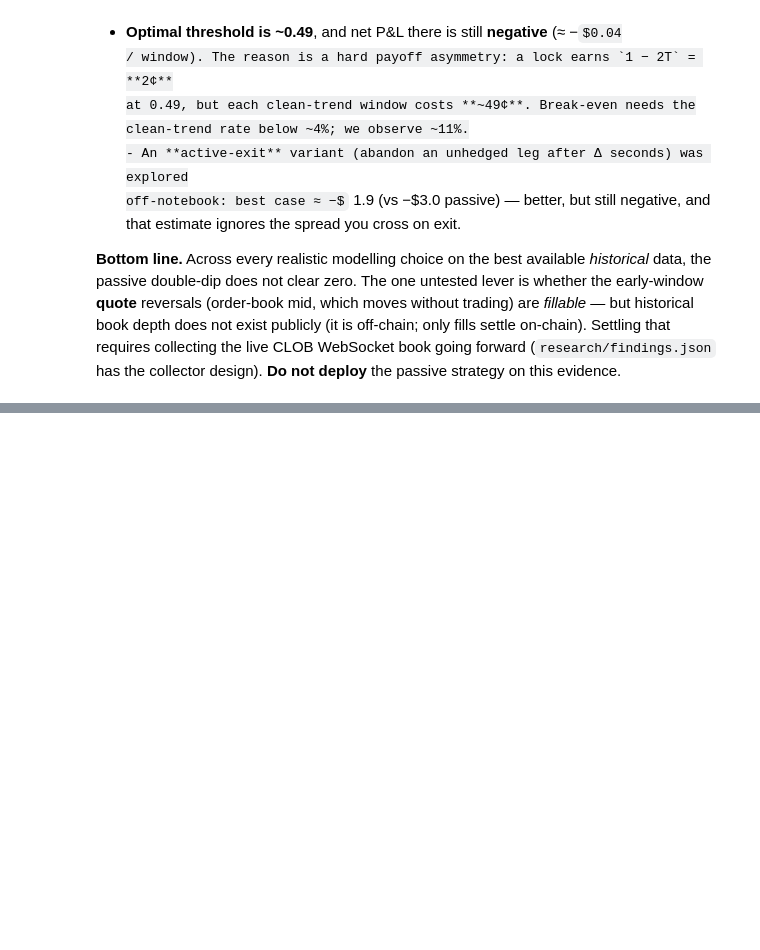
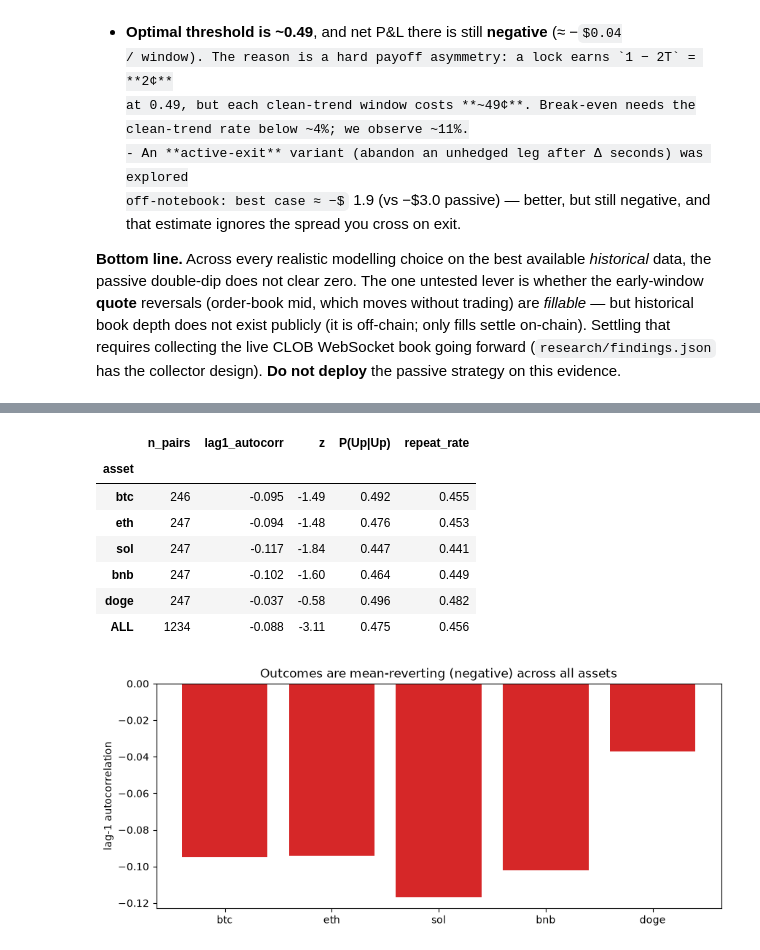
Before and after one commit to klaachkinggit/polymarket-5min, a Jupyter notebook: notebooks/polymarket_5min_arb.ipynb, the cells around one changed output, grey strips where cells are left out. Drawn from its saved outputs; the diff is of its cells as text; code cells hidden in the pictures; some formulas as TeX source; blank space fills up the shorter version.

```diff
--- a/notebooks/polymarket_5min_arb.ipynb
+++ b/notebooks/polymarket_5min_arb.ipynb
@@ -523,0 +532,15 @@ design). **Do not deploy** the passive strategy on this evidence.
+# %%
+from polymarket_arb import (TradeHistoryClient, autocorr_stats,
+                            MomentumBacktester, MomentumConfig, momentum_summary)
+import math
+
+# Multi-asset history (cached via backward slug enumeration; needs the data pull)
+thc = TradeHistoryClient(cache_dir="../.cache")
+try:
+    mdata = {a: [w for w in thc.load_history(a, count=250) if w.resolved and w.n_trades > 0]
+             for a in ("btc", "eth", "sol", "bnb", "doge")}
+    mom_windows = [w for ws in mdata.values() for w in ws]
+    MOM_OK = len(mom_windows) >= 50
+except Exception as ex:
+    print("history unavailable:", repr(ex)); mdata = {}; mom_windows = []; MOM_OK = False
+print(f"momentum sample: {len(mom_windows)} windows across {len(mdata)} assets")
@@ -523,0 +551,29 @@ design). **Do not deploy** the passive strategy on this evidence.
+# %%
+# Lag-1 autocorrelation of outcomes, per asset + pooled
+if MOM_OK:
+    rows = []
+    for a, ws in list(mdata.items()) + [("ALL", mom_windows)]:
+        s = autocorr_stats(ws)
+        if s.get("n_pairs", 0) == 0:
+            continue
+        z = s["lag1_autocorr"] * math.sqrt(s["n_pairs"])
+        rows.append({"asset": a, "n_pairs": s["n_pairs"],
+                     "lag1_autocorr": round(s["lag1_autocorr"], 3), "z": round(z, 2),
+                     "P(Up|Up)": round(s["p_up_after_up"], 3),
+                     "repeat_rate": round(s["repeat_rate"], 3)})
+    display(pd.DataFrame(rows).set_index("asset"))
+    ac = pd.DataFrame(rows)
+    ac = ac[ac.asset != "ALL"]
+    plt.bar(ac.asset, ac.lag1_autocorr, color="tab:red")
+    plt.axhline(0, c="grey", lw=.8); plt.ylabel("lag-1 autocorrelation")
+    plt.title("Outcomes are mean-reverting (negative) across all assets"); plt.show()
+# %% [output]
+|  | n_pairs | lag1_autocorr | z | P(Up|Up) | repeat_rate |
+| asset |  |  |  |  |  |
+| btc | 246 | -0.095 | -1.49 | 0.492 | 0.455 |
+| eth | 247 | -0.094 | -1.48 | 0.476 | 0.453 |
+| sol | 247 | -0.117 | -1.84 | 0.447 | 0.441 |
+| bnb | 247 | -0.102 | -1.60 | 0.464 | 0.449 |
+| doge | 247 | -0.037 | -0.58 | 0.496 | 0.482 |
+| ALL | 1234 | -0.088 | -3.11 | 0.475 | 0.456 |
+[figure, added]
```
Also changed, not shown: parts of 21 cells of this notebook, 3 other files.
